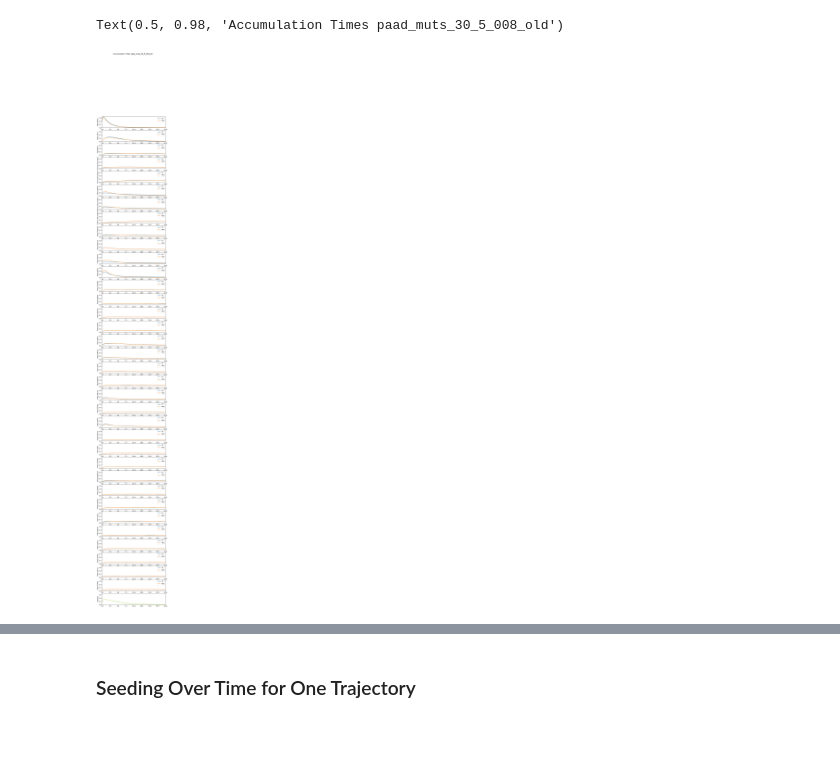
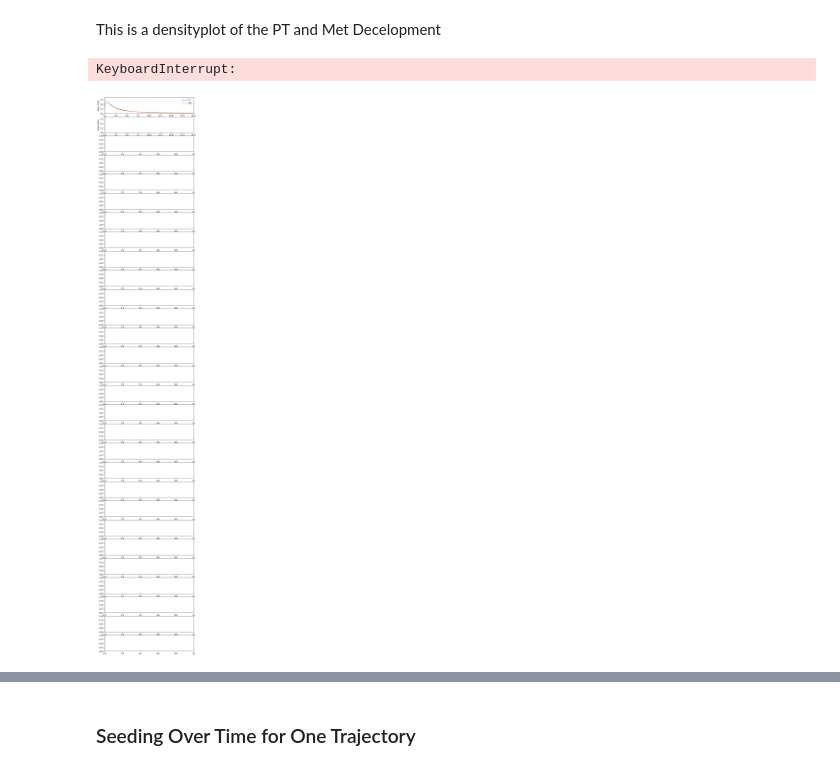
Before and after one commit to cbg-ethz/metMHN, a Jupyter notebook: simulations.ipynb, the cells around one changed output, grey strips where cells are left out. Saved outputs shown, nothing was run; the diff lists cells and outputs as text; code cells hidden in the pictures; blank space fills up the shorter version.

Commit message:
Ran LUAD simulations

```diff
--- a/simulations.ipynb
+++ b/simulations.ipynb
@@ -6,39 +6,44 @@ import matplotlib.pyplot as plt
 from scipy import interpolate, signal
 import seaborn as sns
 
-log_theta_file = "paad_muts_30_5_008_old.csv"
-cancer_type = "paad"
+log_theta_file = "luad_mixed_20_8_0035"
+cancer_type = "luad"
 
-log_theta = pd.read_csv(f"results/{cancer_type}/{log_theta_file}.csv", index_col=0)
+log_theta = pd.read_csv(
+    f"results/{cancer_type}/{log_theta_file}.csv", index_col=0)
 tau1, tau2 = np.exp(log_theta.pop("Sampling").iloc[:2])
 events = log_theta.columns
 log_theta = log_theta.to_numpy()
 n = log_theta.shape[0] - 1
 # %%
-data = np.load(f"results/{cancer_type}/{log_theta_file}.npy")
+data = np.load(f"simulations/{cancer_type}/{log_theta_file}.npy")
+# %% [markdown]
+This is a densityplot of the PT and Met Decelopment
 # %%
 k = 100
 k = min(k, n)
 f, a = plt.subplots(k + 1, figsize=(8, (k+1) * 1.7 + 1))
 x_lim = 20
 for i in range(k):
     a[i].set_ylim((0, 0.35))
     a[i].set_xlim((0, x_lim))
     a[i].set_ylabel(events[i])
     sns.kdeplot(
         np.array(data[:, 2 * i][data[:, 2 * i] < x_lim * 1.1]), ax=a[i], label="PT")
-    sns.kdeplot(np.array(data[:, 2 * i + 1][data[:, 2 * i + 1] < x_lim * 1.1]), ax=a[i], label="Met")
+    sns.kdeplot(np.array(
+        data[:, 2 * i + 1][data[:, 2 * i + 1] < x_lim * 1.1]), ax=a[i], label="Met")
     a[i].legend()
 a[-1].set_ylim((0, 0.35))
 a[-1].set_xlim((0, x_lim))
 a[-1].set_ylabel(events[-1])
 sns.kdeplot(np.array(data[:, -1][data[:, -1] < x_lim * 1.1]),
             ax=a[-1], color="yellowgreen")
 f.suptitle(f"Accumulation Times {log_theta_file}")
-f.savefig(dpi=200, fname=f"viz/{cancer_type}/{log_theta_file}_accumulation_times.png")
+f.savefig(
+    dpi=200, fname=f"viz/{cancer_type}/{log_theta_file}_accumulation_times.png")
 # %% [output]
-Text(0.5, 0.98, 'Accumulation Times paad_muts_30_5_008_old')
+KeyboardInterrupt:
-[figure, old version]
+[figure, new version]
 # %%
 means = data.mean(axis=0)
 # %%
```
Also changed, not shown: parts of 1 cell of this notebook, 1 other file.
